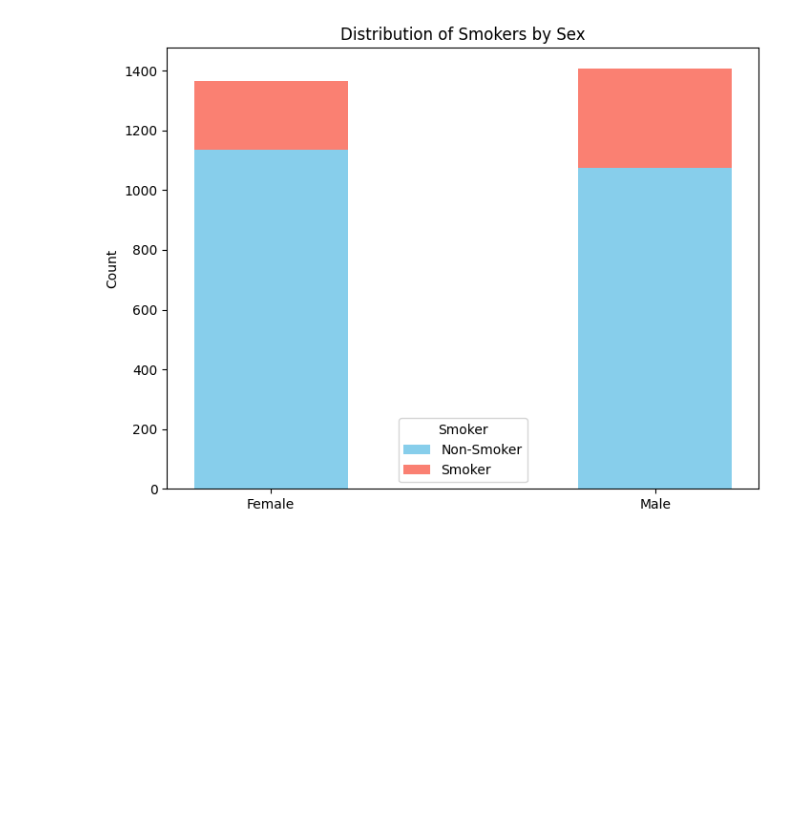
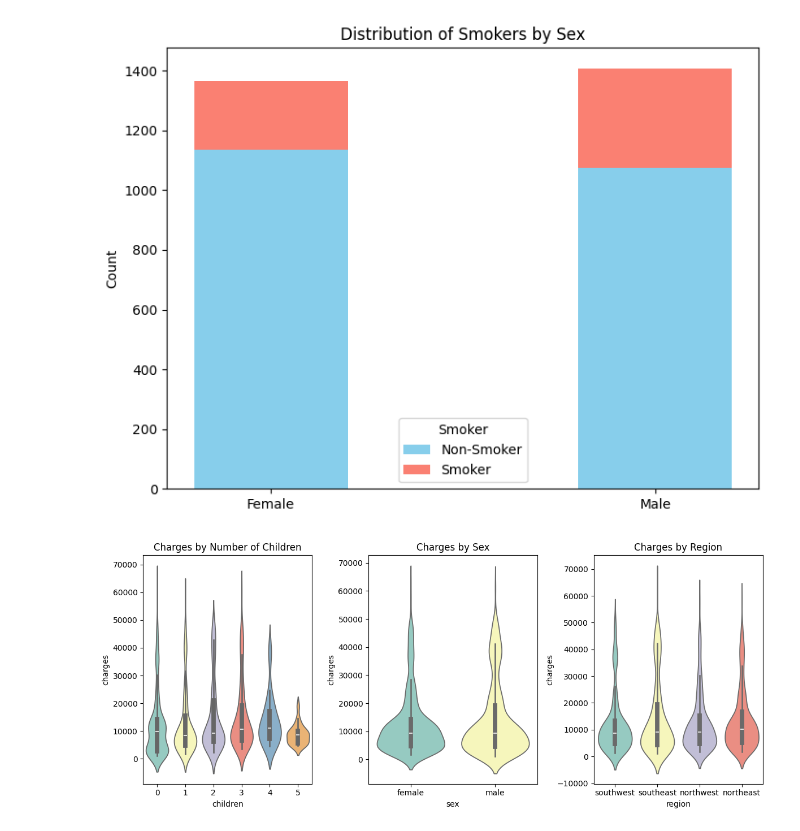
Before and after one commit to devschow/Medical-Insurance-Cost-Prediction, a Jupyter notebook: notebook/data/EDA medical insurance.ipynb, the cells around one changed output. Drawn from its saved outputs; the diff is of its cells as text; code cells hidden in the pictures; blank space fills up the shorter version.

```diff
--- a/notebook/data/EDA medical insurance.ipynb
+++ b/notebook/data/EDA medical insurance.ipynb
@@ -255,3 +255,21 @@ plt.legend(title='Smoker', labels=['Non-Smoker', 'Smoker'])
 plt.show()
 # %% [output]
 [figure]
+# %%
+# Violin plots
+plt.figure(figsize=(12, 5))
+plt.subplot(1, 3, 1)
+sns.violinplot(x='children', y='charges', data=df, palette='Set3')
+plt.title('Charges by Number of Children')
+
+plt.subplot(1, 3, 2)
+sns.violinplot(x='sex', y='charges', data=df, palette='Set3')
+plt.title('Charges by Sex')
+
+plt.subplot(1, 3, 3)
+sns.violinplot(x='region', y='charges', data=df, palette='Set3')
+plt.title('Charges by Region')
+plt.tight_layout()
+plt.show()
+# %% [output]
+[figure, added]
```
Also changed, not shown: parts of 1 cell of this notebook.
